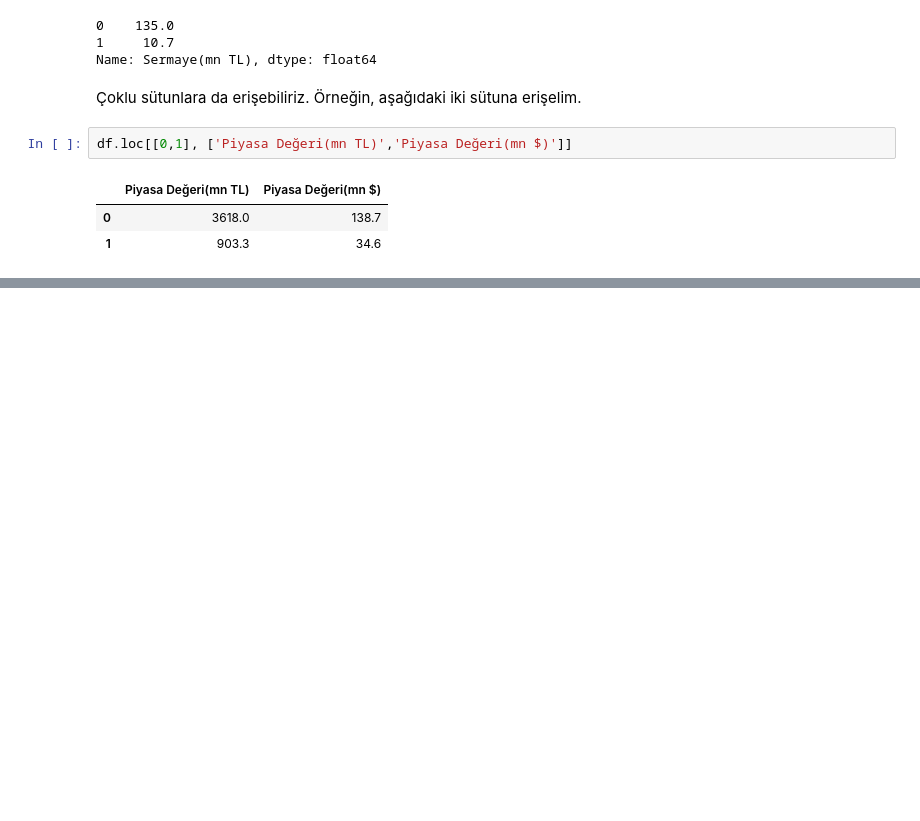
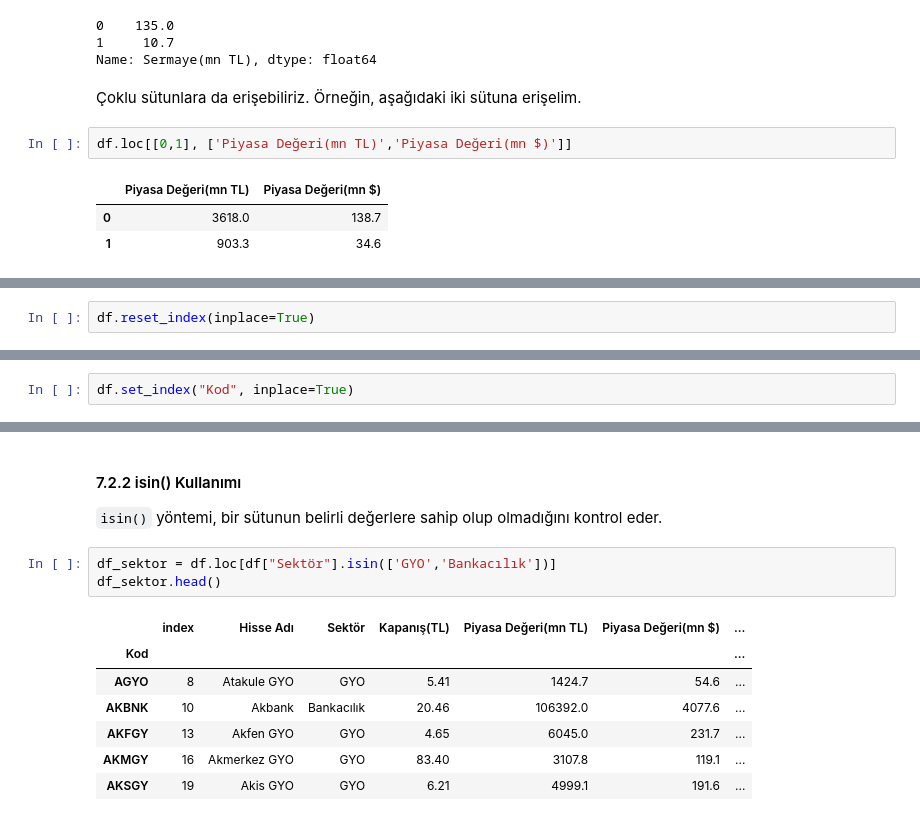
Before and after one commit to YusufAltuntas/pandas-tutorial, a Jupyter notebook: pandas-tutorial.ipynb, the cells around one changed output, grey strips where cells are left out. Drawn from its saved outputs; the diff is of its cells as text; blank space fills up the shorter version.

```diff
--- a/pandas-tutorial.ipynb
+++ b/pandas-tutorial.ipynb
@@ -720,0 +1032,2 @@ df.loc[[0,1], ['Piyasa Değeri(mn TL)','Piyasa Değeri(mn $)']]
+# %%
+df.reset_index(inplace=True)
@@ -720,0 +1064,2 @@ df.loc[[0,1], ['Piyasa Değeri(mn TL)','Piyasa Değeri(mn $)']]
+# %%
+df.set_index("Kod", inplace=True)
@@ -720,0 +1153,15 @@ df.loc[[0,1], ['Piyasa Değeri(mn TL)','Piyasa Değeri(mn $)']]
+# %% [markdown]
+#### 7.2.2 isin() Kullanımı
+
+``isin()`` yöntemi, bir sütunun belirli değerlere sahip olup olmadığını kontrol eder.
+# %%
+df_sektor = df.loc[df["Sektör"].isin(['GYO','Bankacılık'])]
+df_sektor.head()
+# %% [output]
+|  | index | Hisse Adı | Sektör | Kapanış(TL) | Piyasa Değeri(mn TL) | Piyasa Değeri(mn $) | ... |
+| Kod |  |  |  |  |  |  | ... |
+| AGYO | 8 | Atakule GYO | GYO | 5.41 | 1424.7 | 54.6 | ... |
+| AKBNK | 10 | Akbank | Bankacılık | 20.46 | 106392.0 | 4077.6 | ... |
+| AKFGY | 13 | Akfen GYO | GYO | 4.65 | 6045.0 | 231.7 | ... |
+| AKMGY | 16 | Akmerkez GYO | GYO | 83.40 | 3107.8 | 119.1 | ... |
+| AKSGY | 19 | Akis GYO | GYO | 6.21 | 4999.1 | 191.6 | ... |
```
Also changed, not shown: parts of 65 cells of this notebook.
